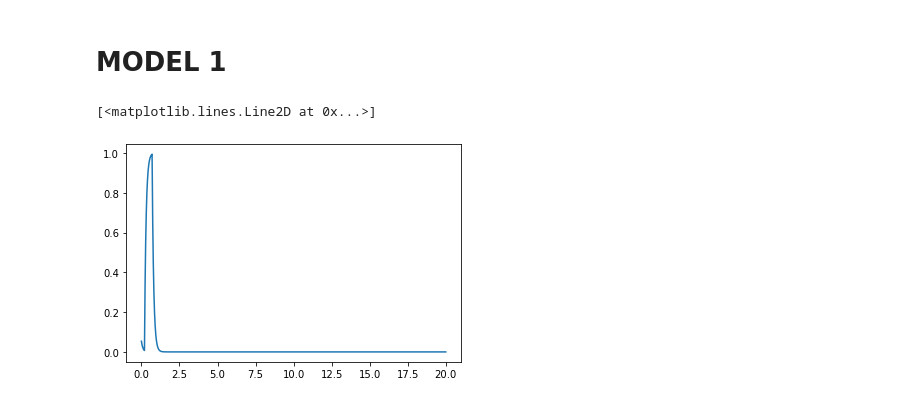
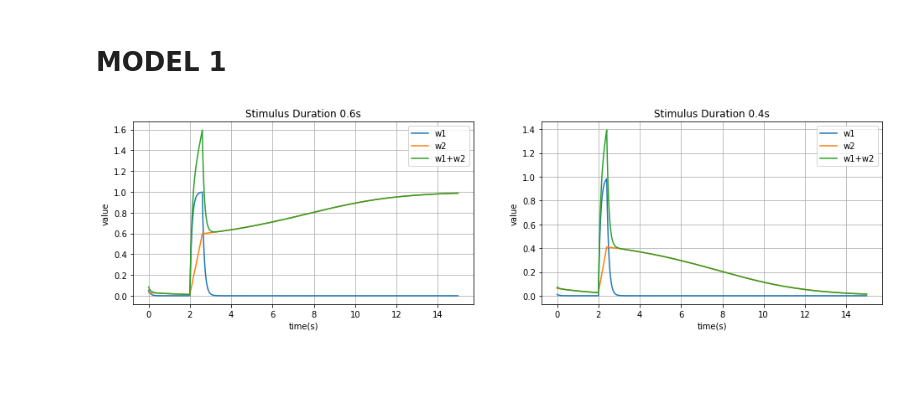
Before and after one commit to bramantyois/synaptic_tagging, a Jupyter notebook: tagging_model_1.ipynb, the cells around one changed output. Drawn from its saved outputs; the diff is of its cells as text; code cells hidden in the pictures; blank space fills up the shorter version.

```diff
--- a/tagging_model_1.ipynb
+++ b/tagging_model_1.ipynb
@@ -29,4 +31,49 @@ def syntag1(y, t, tau_w, stim_func, protein_func):
     return [fw1, fw2]
 # %% [markdown]
 # MODEL 1
+# %%
+def stim_func(t, start, stop):
+    if t > start and t <  stop:
+        return 1
+    return 0
+
+def protein_func(stim):
+    if stim > 0:
+        return 1
+    else:
+        return 0
+# %%
+def integrate(tau_w=0.1, del_t = 0.01, max_t=15, stim_start=2, stim_stop=2.6):
+    t = np.arange(0, max_t, step=del_t)
+    y0 = 0.1 * np.random.random(2)
+
+    sol = odeint(syntag1, y0, t, args=(tau_w, stim_func, protein_func, stim_start, stim_stop))
+
+    sum_sol = np.sum(sol, axis=1).reshape((-1,1))
+
+    sol = np.concatenate((sol, sum_sol), axis=1)
+
+    return t, sol
+# %%
+DEL_STIM_1 = 0.6
+
+STIM_START = 2
+STIM_STOP = STIM_START + DEL_STIM_1
+
+t, sol1 = integrate(stim_start=STIM_START, stim_stop=STIM_STOP)
+# %%
+DEL_STIM_2 = 0.4
+
+STIM_START = 2
+STIM_STOP = STIM_START + DEL_STIM_2
+
+t, sol2 = integrate(stim_start=STIM_START, stim_stop=STIM_STOP)
+# %%
+fig, axs = plt.subplots(1, 2)
+fig.set_size_inches(16, 4)
+
+plot_trajectory(axs[0], t, sol1, title='Stimulus Duration {}s'.format(DEL_STIM_1))
+plot_trajectory(axs[1], t, sol2, title='Stimulus Duration {}s'.format(DEL_STIM_2))
+# %% [output]
+[figure, added]
 # %%
@@ -57,5 +83,0 @@ sol = odeint(syntag1, y0, t, args=(tau_w, stim_func, dopa_func))
-# %%
-plt.plot(t, sol[:, 0])
-# %% [output]
-[<matplotlib.lines.Line2D at 0x...>]
-[figure, removed]
```
Also changed, not shown: parts of 17 cells of this notebook, 4 other files.
